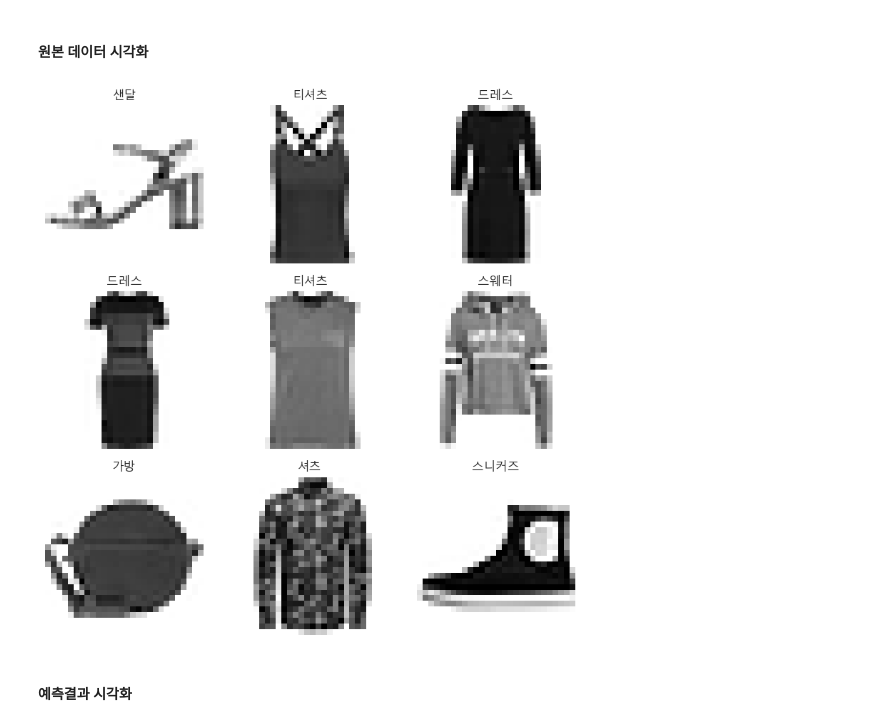
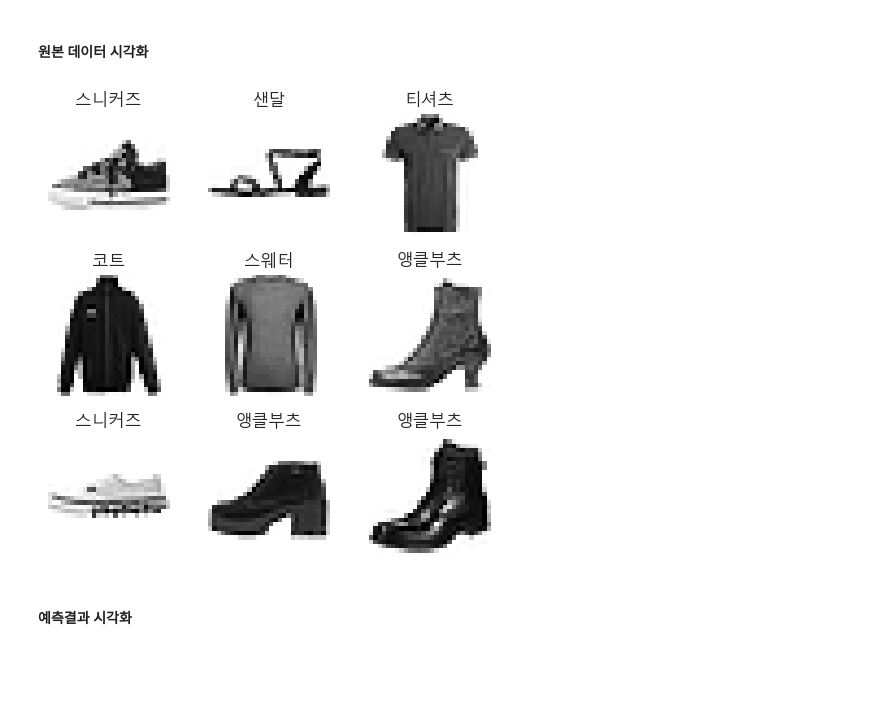
Before and after one commit to hyeonnnho/iot-dataanalysis-2025, a Jupyter notebook: day06/mldl02_파이토치_합성곱신경망.ipynb, the cells around one changed output. Drawn from its saved outputs; the diff is of its cells as text; code cells hidden in the pictures; blank space fills up the shorter version.

```diff
--- a/day06/mldl02_파이토치_합성곱신경망.ipynb
+++ b/day06/mldl02_파이토치_합성곱신경망.ipynb
@@ -148,18 +143,18 @@ class_names = ['티셔츠', '바지', '스웨터', '드레스', '코트', '샌
 dataloader = DataLoader(train_dataset, batch_size=9, shuffle=True)
 images, labels = next(iter(train_loader))   # 배치하나만 추출 (9개 생성)
 # %%
-plt.figure(figsize=(8, 8))
+plt.figure(figsize=(5, 5))
 
 for i in range(9):
     plt.subplot(3, 3, i+1)
     plt.imshow(images[i][0], cmap='grey_r')
     plt.axis('off')
     plt.title(class_names[labels[i]])
 
 plt.tight_layout()
 plt.show()
 # %% [output]
-[figure, old version]
+[figure, new version]
 # %% [markdown]
 #### 예측결과 시각화
 # %%
```
Also changed, not shown: parts of 9 cells of this notebook, 3 other files.
